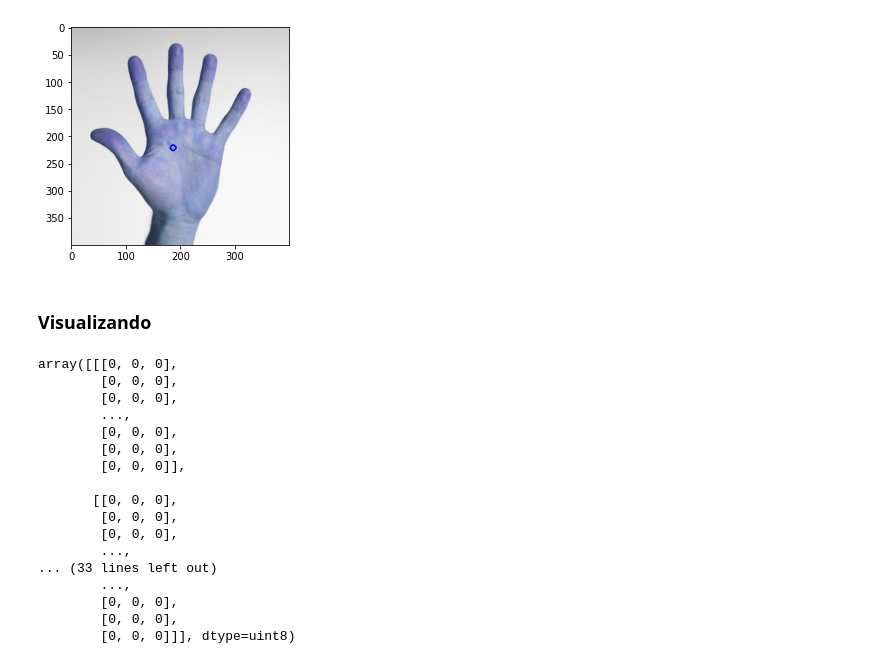
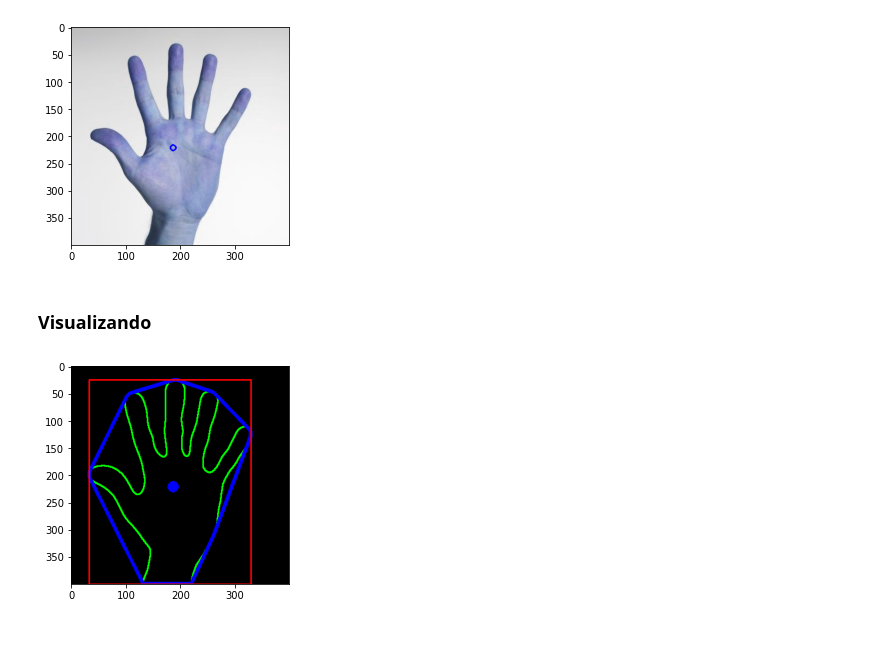
Before and after one commit to GodKelvin/PDI_Contagem_Dedos, a Jupyter notebook: Kelvin_Lehrback_Contagem_Dedos.ipynb, the cells around one changed output. Saved outputs shown, nothing was run; the diff lists cells and outputs as text; code cells hidden in the pictures; blank space fills up the shorter version.

Commit message:
implementando visualizacao em desenho

```diff
--- a/Kelvin_Lehrback_Contagem_Dedos.ipynb
+++ b/Kelvin_Lehrback_Contagem_Dedos.ipynb
@@ -58,6 +58,16 @@ def get_centr_img(imagem, cnt):
 
     centr = (cx, cy)
     return cv2.circle(imagem, centr, 5, [0, 0, 255], 2)
+
+def get_img_draw(imagem):
+    hull = cv2.convexHull(contorno)
+    x, y, w, h = cv2.boundingRect(contorno)
+
+    drawing = np.zeros(imagem.shape, np.uint8)
+    cv2.circle(drawing, centr, 5, [0, 0, 255], 10)
+    cv2.drawContours(drawing, [contorno], 0, (0, 255, 0), 2)
+    cv2.drawContours(drawing, [hull], 0, (0, 0, 255), 5)
+    return cv2.rectangle(drawing, (x, y), (x+w, y+h), (255, 0, 0), 2)
 # %% [markdown]
 ## Imagem de teste
 # %% [markdown]
@@ -107,34 +117,10 @@ centr_img = get_centr_img(imagem.copy(), contorno)
 show_img(centr_img)
 # %% [output]
 [figure]
-# %% [markdown]
-### Visualizando
-# %%
-hull = cv2.convexHull(contorno) ##APAGAR?
-x, y, w, h = cv2.boundingRect(contorno) ##APAGAR?
-
-drawing = np.zeros(imagem.shape, np.uint8)
-cv2.circle(drawing, centr, 5, [0, 0, 255], 2)
-cv2.drawContours(drawing, [contorno], 0, (0, 255, 0), 0)
-cv2.drawContours(drawing, [hull], 0, (0, 0, 255), 0)
-cv2.rectangle(drawing, (x, y), (x+w, y+h), (255, 0, 0), 0)
-
-cv2.imwrite("KELVIN.png", )
-# %% [output]
-array([[[0, 0, 0],
-        [0, 0, 0],
-        [0, 0, 0],
-        ...,
-        [0, 0, 0],
-        [0, 0, 0],
-        [0, 0, 0]],
-
-       [[0, 0, 0],
-        [0, 0, 0],
-        [0, 0, 0],
-        ...,
-... (33 lines left out)
-        ...,
-        [0, 0, 0],
-        [0, 0, 0],
-        [0, 0, 0]]], dtype=uint8)
+# %% [markdown]
+### Visualizando
+# %%
+img_draw = get_img_draw(imagem.copy())
+show_img(img_draw)
+# %% [output]
+[figure, added]
```
